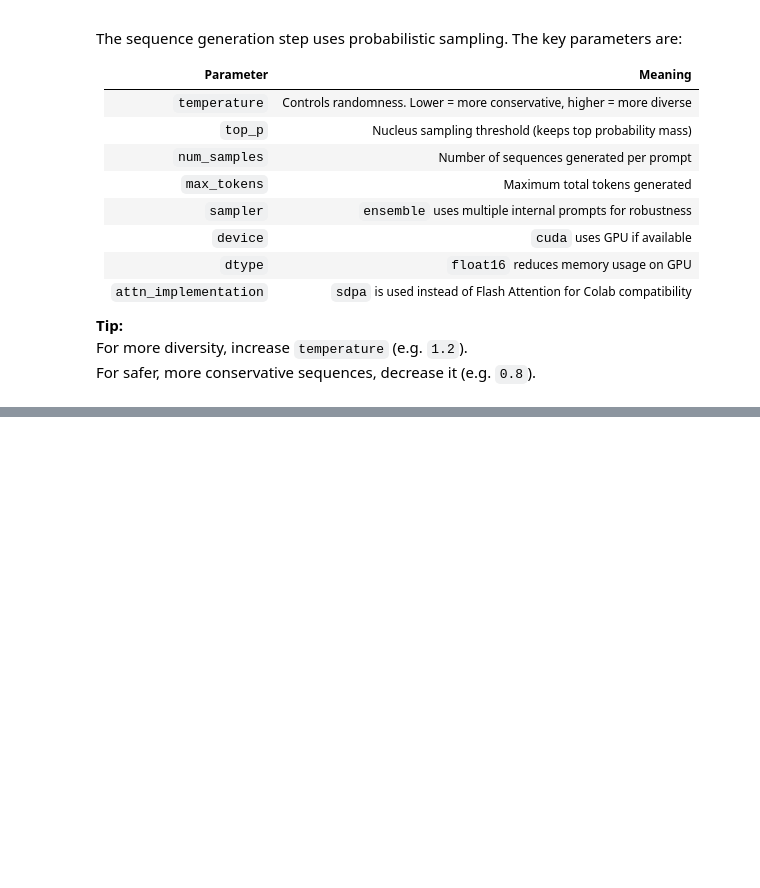
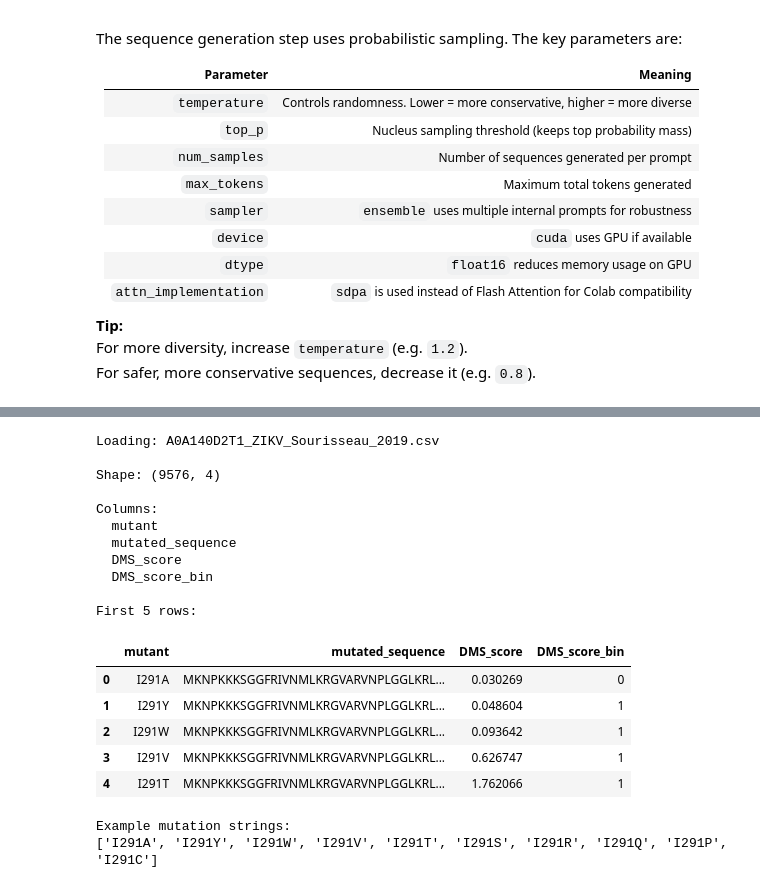
Before and after one commit to bordin89/ML4NGP_tutorials, a Jupyter notebook: ml4ngp_2_profam.ipynb, the cells around one changed output, grey strips where cells are left out. Cells and saved outputs as stored; diff of their text form; code cells hidden in the pictures; blank space fills up the shorter version.

```diff
--- a/ml4ngp_2_profam.ipynb
+++ b/ml4ngp_2_profam.ipynb
@@ -1035,0 +1128,49 @@ NGLWidget()
+# %%
+#@title 🔍 Inspect selected DMS dataset
+
+import pandas as pd
+from pathlib import Path
+
+if "selected_file_path" not in globals():
+    raise RuntimeError("selected_file_path not defined. Run the dropdown cell first.")
+
+dms_file = Path(selected_file_path)
+print("Loading:", dms_file.name)
+
+df = pd.read_csv(dms_file)
+
+print("\nShape:", df.shape)
+print("\nColumns:")
+for c in df.columns:
+    print(" ", c)
+
+print("\nFirst 5 rows:")
+display(df.head())
+
+print("\nExample mutation strings:")
+if "mutant" in df.columns:
+    print(df["mutant"].head(10).tolist())
+elif "mutation" in df.columns:
+    print(df["mutation"].head(10).tolist())
+else:
+    print("Could not automatically find mutation column — check column names above.")
+# %% [output]
+Loading: A0A140D2T1_ZIKV_Sourisseau_2019.csv
+
+Shape: (9576, 4)
+
+Columns:
+  mutant
+  mutated_sequence
+  DMS_score
+  DMS_score_bin
+
+First 5 rows:
+|  | mutant | mutated_sequence | DMS_score | DMS_score_bin |
+| 0 | I291A | MKNPKKKSGGFRIVNMLKRGVARVNPLGGLKRL... | 0.030269 | 0 |
+| 1 | I291Y | MKNPKKKSGGFRIVNMLKRGVARVNPLGGLKRL... | 0.048604 | 1 |
+| 2 | I291W | MKNPKKKSGGFRIVNMLKRGVARVNPLGGLKRL... | 0.093642 | 1 |
+| 3 | I291V | MKNPKKKSGGFRIVNMLKRGVARVNPLGGLKRL... | 0.626747 | 1 |
+| 4 | I291T | MKNPKKKSGGFRIVNMLKRGVARVNPLGGLKRL... | 1.762066 | 1 |
+Example mutation strings:
+['I291A', 'I291Y', 'I291W', 'I291V', 'I291T', 'I291S', 'I291R', 'I291Q', 'I291P', 'I291C']
```
Also changed, not shown: parts of 22 cells of this notebook.
